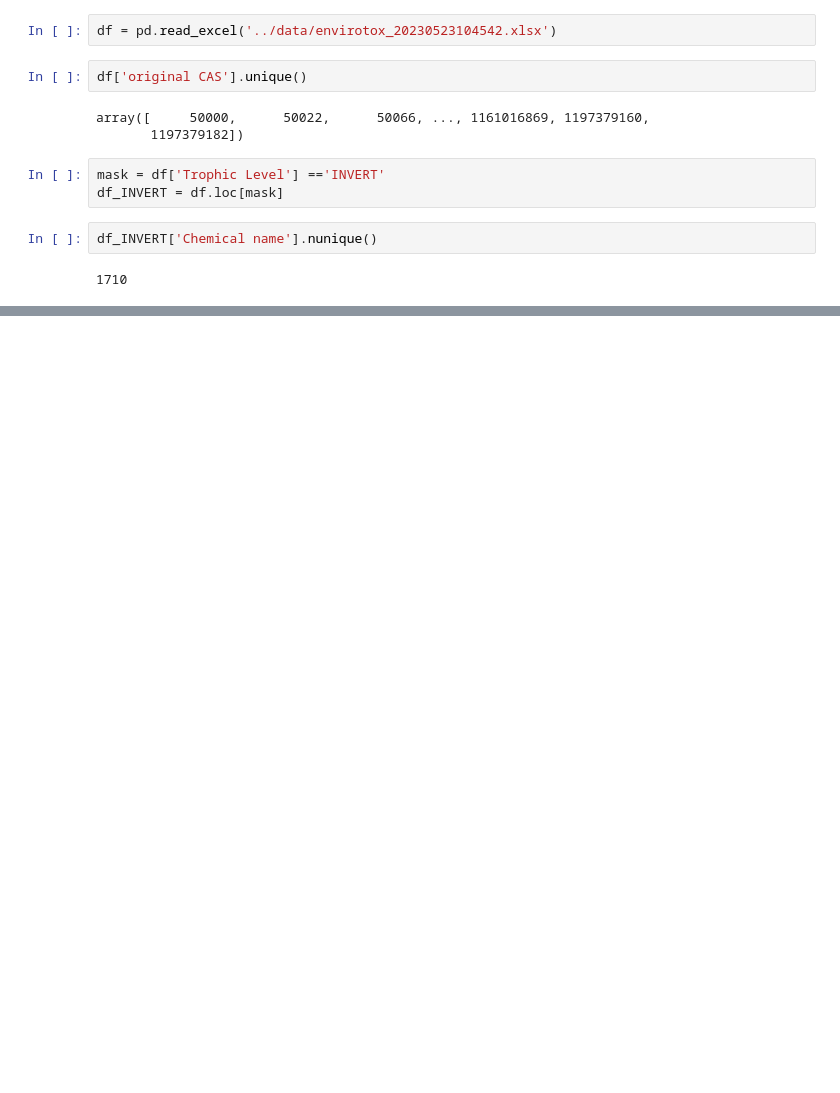
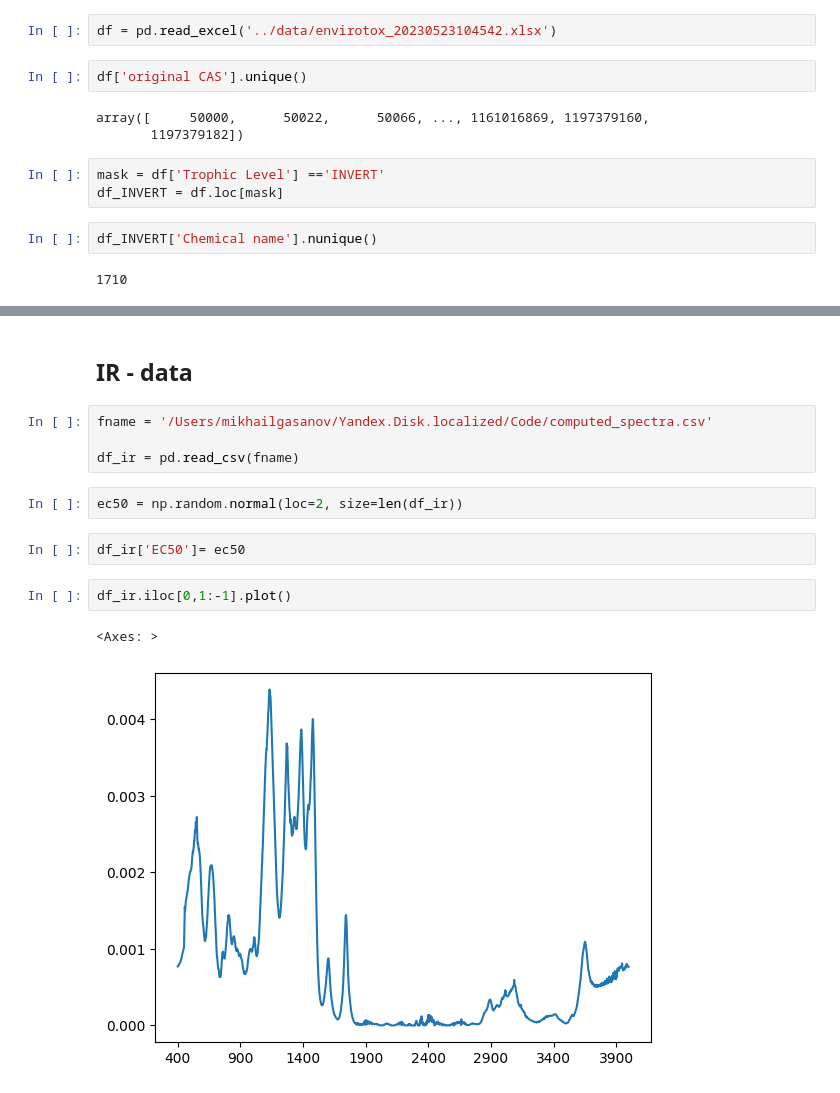
Before and after one commit to mishagrol/nanoQSAR, a Jupyter notebook: notebooks/3. EnviroTox Database.ipynb, the cells around one changed output, grey strips where cells are left out. Saved outputs shown, nothing was run; the diff lists cells and outputs as text; blank space fills up the shorter version.

```diff
--- a/notebooks/3. EnviroTox Database.ipynb
+++ b/notebooks/3. EnviroTox Database.ipynb
@@ -32,0 +57,15 @@ df
+# %% [markdown]
+## IR - data
+# %%
+fname = '/Users/mikhailgasanov/Yandex.Disk.localized/Code/computed_spectra.csv'
+
+df_ir = pd.read_csv(fname)
+# %%
+ec50 = np.random.normal(loc=2, size=len(df_ir))
+# %%
+df_ir['EC50']= ec50
+# %%
+df_ir.iloc[0,1:-1].plot()
+# %% [output]
+<Axes: >
+[figure, added]
```
Also changed, not shown: parts of 10 cells of this notebook.
